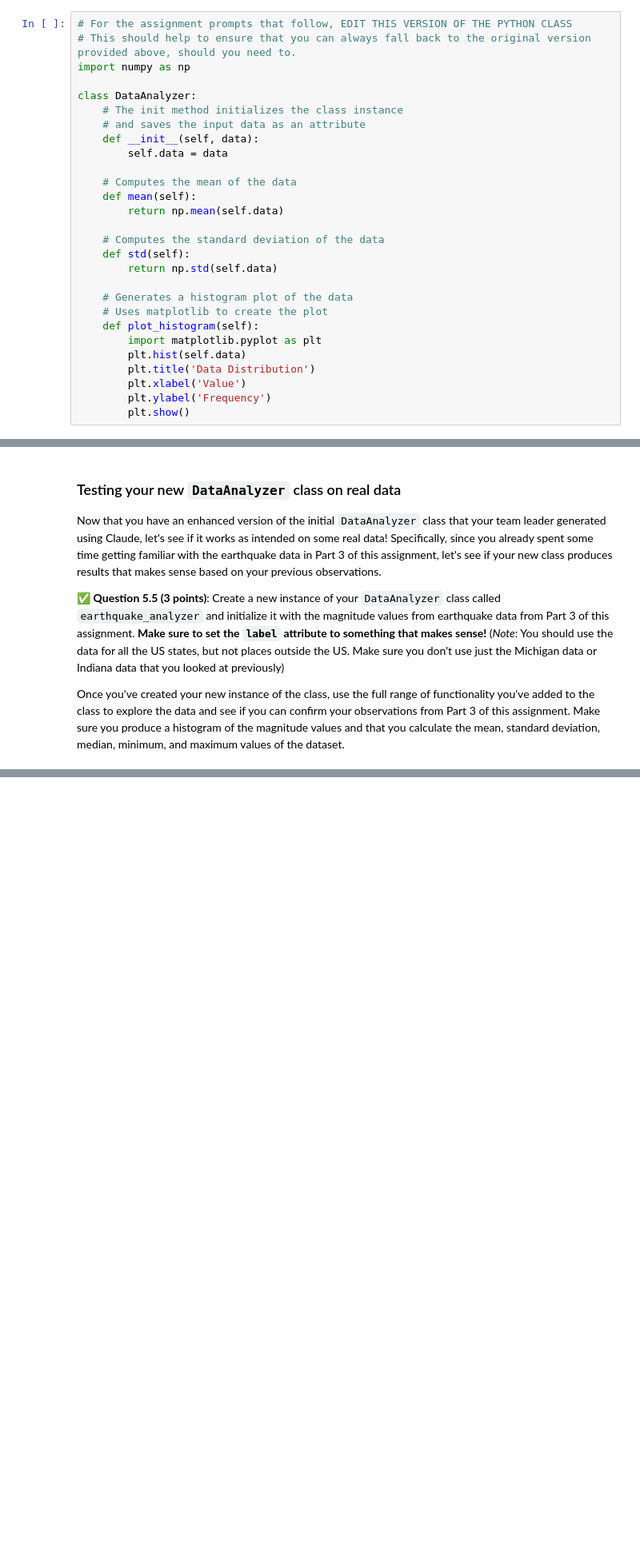
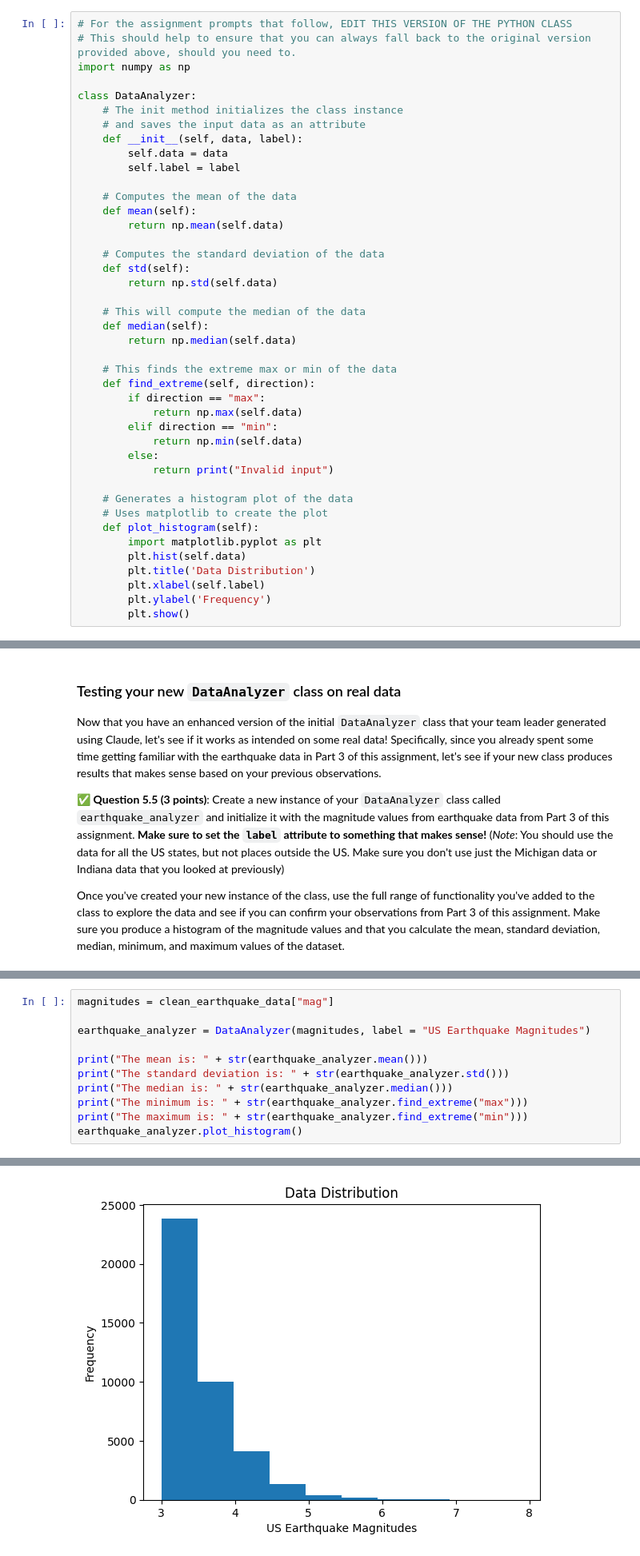
Before and after one commit to arshwasnik/cmse202-s26-turnin, a Jupyter notebook: hw-01/HW-01_GitPracticeDebuggingPythonPackagesAndClasses-STUDENT.ipynb, the cells around one changed output, grey strips where cells are left out. Shown at 80% size. Saved outputs shown, nothing was run; the diff lists cells and outputs as text; blank space fills up the shorter version.

```diff
--- a/hw-01/HW-01_GitPracticeDebuggingPythonPackagesAndClasses-STUDENT.ipynb
+++ b/hw-01/HW-01_GitPracticeDebuggingPythonPackagesAndClasses-STUDENT.ipynb
@@ -648,8 +652,9 @@ import numpy as np
 class DataAnalyzer:
     # The init method initializes the class instance
     # and saves the input data as an attribute
-    def __init__(self, data):
+    def __init__(self, data, label):
         self.data = data
+        self.label = label
 
     # Computes the mean of the data
     def mean(self):
@@ -659,13 +664,26 @@ class DataAnalyzer:
     def std(self):
         return np.std(self.data)
 
+    # This will compute the median of the data
+    def median(self):
+        return np.median(self.data)
+
+    # This finds the extreme max or min of the data
+    def find_extreme(self, direction):
+        if direction == "max":
+            return np.max(self.data)
+        elif direction == "min":
+            return np.min(self.data)
+        else:
+            return print("Invalid input")
+
     # Generates a histogram plot of the data
     # Uses matplotlib to create the plot
     def plot_histogram(self):
         import matplotlib.pyplot as plt
         plt.hist(self.data)
         plt.title('Data Distribution')
-        plt.xlabel('Value')
+        plt.xlabel(self.label)
         plt.ylabel('Frequency')
         plt.show()
 # %% [markdown]
@@ -727,0 +756,12 @@ Once you've created your new instance of the class, use the full range of functi
+# %%
+magnitudes = clean_earthquake_data["mag"]
+
+earthquake_analyzer = DataAnalyzer(magnitudes, label = "US Earthquake Magnitudes")
+
+print("The mean is: " + str(earthquake_analyzer.mean()))
+print("The standard deviation is: " + str(earthquake_analyzer.std()))
+print("The median is: " + str(earthquake_analyzer.median()))
+print("The minimum is: " + str(earthquake_analyzer.find_extreme("max")))
+print("The maximum is: " + str(earthquake_analyzer.find_extreme("min")))
+earthquake_analyzer.plot_histogram()
+# %% [output]
@@ -728,2 +773,3 @@ Once you've created your new instance of the class, use the full range of functi
+[figure, added]
 # %% [markdown]
 &#9989; **Question 5.6 (1 point)**:  Do the results from your new class match the results from your findings in Question 3.5? Explain why or why not.
```
Also changed, not shown: parts of 9 cells of this notebook.
